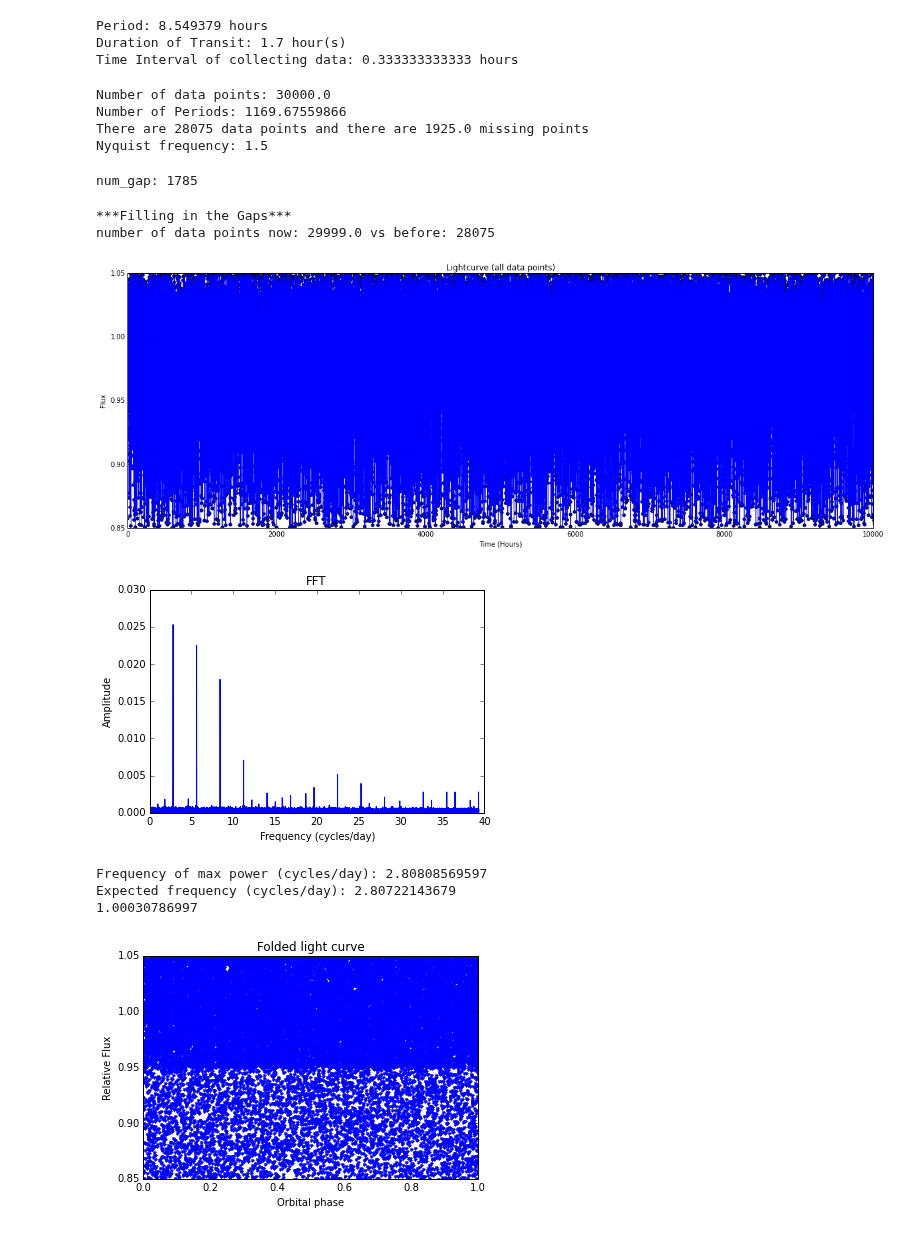
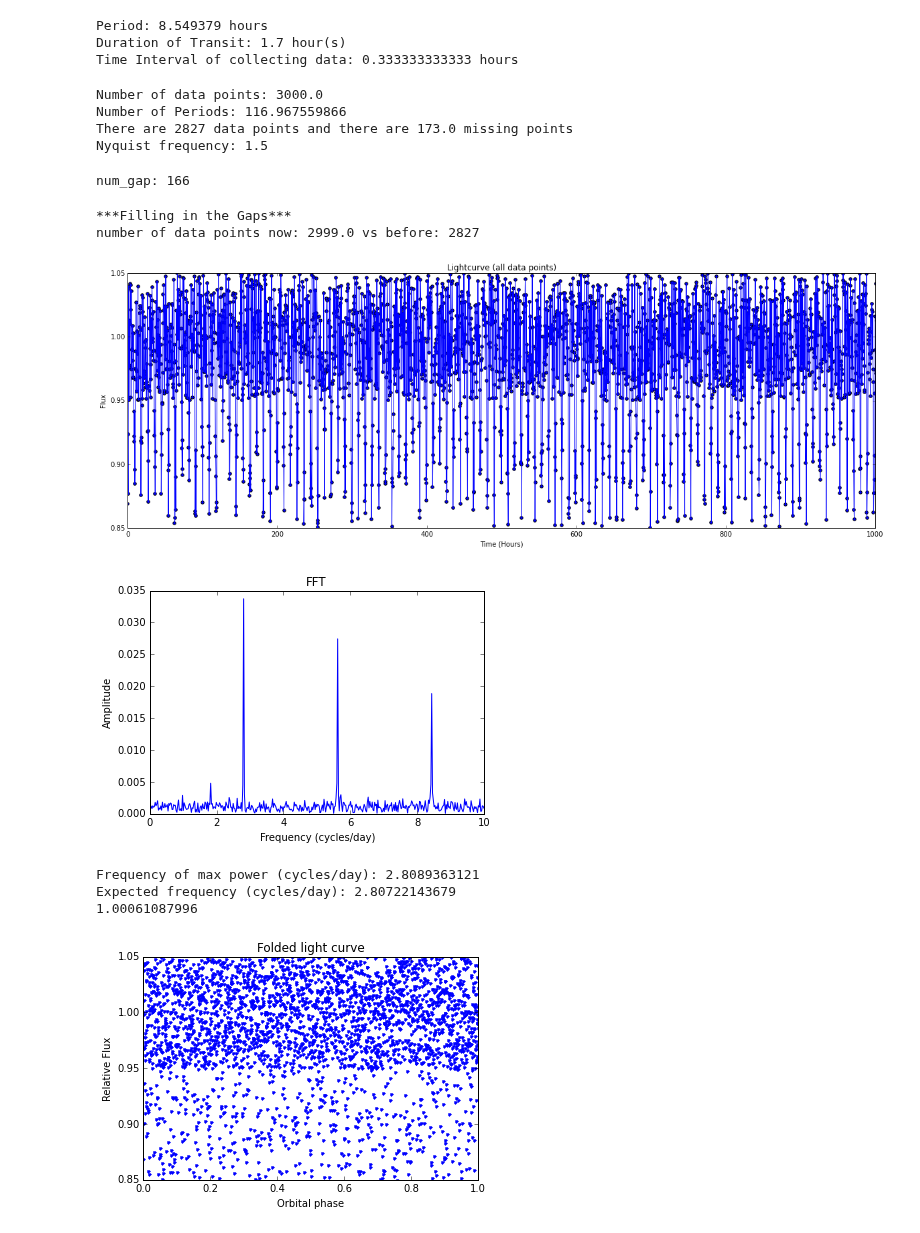
Before and after one commit to dianadianadiana/FFT, a Jupyter notebook: flux_function_transit.ipynb, the cells around one changed output. Drawn from its saved outputs; the diff is of its cells as text; code cells hidden in the pictures.

Commit message:
comparing what happens with fft oversampling vs without fft oversampling

```diff
--- a/flux_function_transit.ipynb
+++ b/flux_function_transit.ipynb
@@ -109,7 +109,7 @@ Time Interval of collecting data: 0.333333333333 hours
 ### Setting up a Time Array
 ### --- time scatter --- has gaps ---
 
-a, b = 0, 10000 #hours #a,b : min and max of time
+a, b = 0, 1000 #hours #a,b : min and max of time
 #N: number of data points
 N = np.round((b-a) / time_int) #float
 print("Number of data points: " + str(N))
@@ -150,9 +150,9 @@ d_pts = (b - a) / N
 nyquist_freq = .5 / d_pts
 print("Nyquist frequency: " + str(nyquist_freq))
 # %% [output]
-Number of data points: 30000.0
-Number of Periods: 1169.67559866
-There are 28075 data points and there are 1925.0 missing points
+Number of data points: 3000.0
+Number of Periods: 116.967559866
+There are 2827 data points and there are 173.0 missing points
 Nyquist frequency: 1.5
 # %%
 #Determine the appropriate cadence to which the data should be interpolated
@@ -178,7 +178,7 @@ while i < len(gap):
 num_gap = len(gap_loc) # the number of gaps present
 print("num_gap: " +str(num_gap))
 # %% [output]
-num_gap: 1785
+num_gap: 166
 # %%
 ### Create a new time and flux array to account for the gaps
 
@@ -223,7 +223,7 @@ while n < num_gap - 1:
 flux_cad[newflux_st:] = f[oldflux_st:] #account for last part where there is no gap after
 # %% [output]
 ***Filling in the Gaps***
-number of data points now: 29999.0 vs before: 28075
+number of data points now: 2999.0 vs before: 2827
 # %%
 #plot the lightcurves
 
@@ -241,18 +241,8 @@ plt.ylabel("Flux")
 plt.xlim([a,b])
 plt.ylim([1 - 1.5*delta, 1. + .5*delta])
 plt.show()
-
-#HOW TO MAKE THIS GRAPH WORK
-# ax = fig.add_subplot(2,1,2)
-# ax.scatter(t,f)
-# plt.title("Lightcurve (one period)")
-# plt.xlabel("Time (Hours)")
-# plt.ylabel("Flux")
-# plt.xlim([period - .5*period, period + .5*period])
-# plt.ylim([1 - 1.5*delta, 1 + .5*delta])
-# plt.show()
 # %% [output]
-[figure, old version]
+[figure, new version]
 # %%
 ### FFT part
 
@@ -262,38 +252,44 @@ N_log_round = np.round(N_log)
 if N_log > N_log_round:
     N_over = N_log_round + 1 #compensate for if N_log was rounded down
 else:
     N_over = N_log_round
 
-newN = 2**N_over
+newN = 2**(N_over)
 diff = newN - N
-mean = 1.0
+mean = np.mean(flux_cad)
 voidf = np.zeros(diff) + mean
 newf = np.append(f, voidf)
 
+### use these two variables to compare oversampling vs not oversampling
+newN = N
+newf = f
+
 norm_fact = 2.0 / newN # normalization factor
-f_flux = fft(f) * norm_fact
+f_flux = fft(newf) * norm_fact
 
-freq = fftfreq(np.int(len(newf)))
+freq = fftfreq(len(newf))
 d_pts_new = (b-a)/newN
 freq_fact = 1.0 / d_pts_new #frequency factor
 
 postivefreq = freq > 0 # take only positive values
 freq, f_flux = freq[postivefreq], f_flux[postivefreq]
 
 power = np.abs(f_flux)
 
 conv_hr_day = 24. #conversion factor from cycles/hour to cycles/day
+
 #because of oversampling, need to remove the first few terms,
 #ex if N=3000 and the over sampling size is 100,000, then the first 30 points should not be considered
 #also means that each cluster of higher amplitudes are in groups of 30 points
 plt.plot(freq*freq_fact*conv_hr_day, power,'b')
 
 plt.title("FFT")
 plt.xlabel("Frequency (cycles/day)")
 plt.ylabel("Amplitude")
+plt.xlim([0,10])
 plt.show()
 # %% [output]
-[figure, old version]
+[figure, new version]
 # %%
 ### Folded Light Curve
 pos_max_power = np.argmax(power)
@@ -311,10 +307,10 @@ plt.xlabel("Orbital phase")
 plt.ylabel("Relative Flux")
 plt.show()
 # %% [output]
-Frequency of max power (cycles/day): 2.80808569597
+Frequency of max power (cycles/day): 2.8089363121
 Expected frequency (cycles/day): 2.80722143679
-1.00030786997
+1.00061087996
-[figure, old version]
+[figure, new version]
 # %%
 # GOAL: find all the values in the power array that are considered to be peaks
 #       and all the values in the power array that are considered to be harmonics
```
Also changed, not shown: parts of 9 cells of this notebook.
